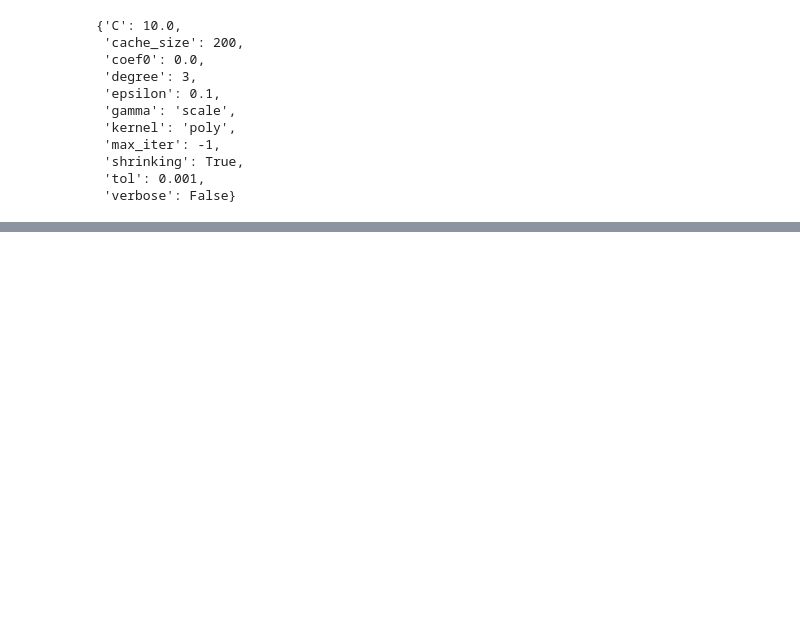
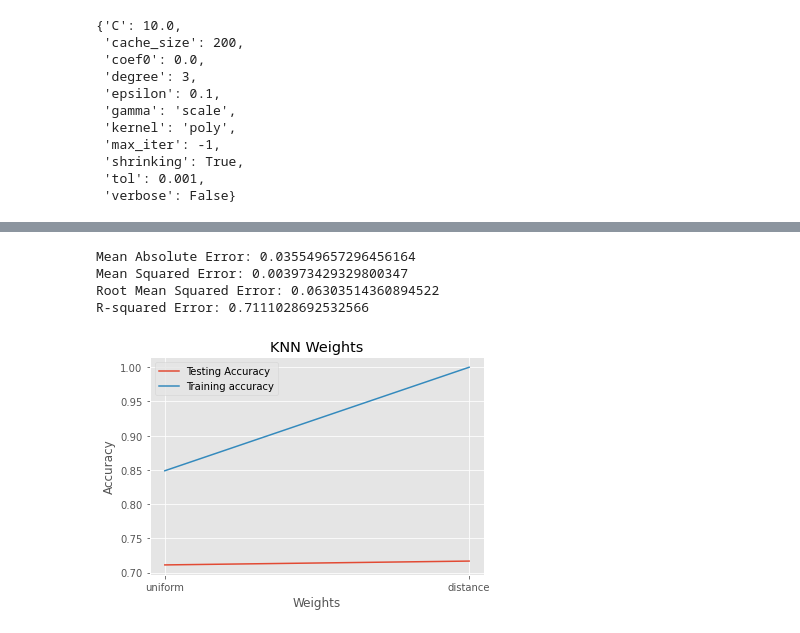
Before and after one commit to vkoli/house-price-regression-cs675, a Jupyter notebook: CS675_MIDTERM_PROJECT_CLEVER_STARS.ipynb, the cells around one changed output, grey strips where cells are left out. Drawn from its saved outputs; the diff is of its cells as text; code cells hidden in the pictures; blank space fills up the shorter version.

```diff
--- a/CS675_MIDTERM_PROJECT_CLEVER_STARS.ipynb
+++ b/CS675_MIDTERM_PROJECT_CLEVER_STARS.ipynb
@@ -331,0 +381,34 @@ svr.get_params()
+# %%
+knn = KNeighborsRegressor(n_neighbors = 4)
+knn.fit(X_train, y_train)
+y_pred = knn.predict(X_test)
+
+print('Mean Absolute Error:', metrics.mean_absolute_error(y_test, y_pred))
+print('Mean Squared Error:', metrics.mean_squared_error(y_test, y_pred))
+print('Root Mean Squared Error:', np.sqrt(metrics.mean_squared_error(y_test, y_pred)))
+print('R-squared Error:', metrics.r2_score(y_test, y_pred))
+# %% [output]
+Mean Absolute Error: 0.035549657296456164
+Mean Squared Error: 0.003973429329800347
+Root Mean Squared Error: 0.06303514360894522
+R-squared Error: 0.7111028692532566
+# %%
+weights_opt = ['uniform', 'distance']
+train_accuracy = np.empty(len(weights_opt))
+test_accuracy = np.empty(len(weights_opt))
+
+for i in range(len(weights_opt)):
+    knn = KNeighborsRegressor(n_neighbors = 4, weights = weights_opt[i])
+    knn.fit(X_train, y_train)
+    train_accuracy[i] = knn.score(X_train, y_train)
+    test_accuracy[i] = knn.score(X_test, y_test)
+
+plt.title('KNN Weights')
+plt.plot(weights_opt, test_accuracy, label = 'Testing Accuracy')
+plt.plot(weights_opt, train_accuracy, label = 'Training accuracy')
+plt.legend()
+plt.xlabel('Weights')
+plt.ylabel('Accuracy')
+plt.show()
+# %% [output]
+[figure, added]
```
Also changed, not shown: parts of 16 cells of this notebook.
